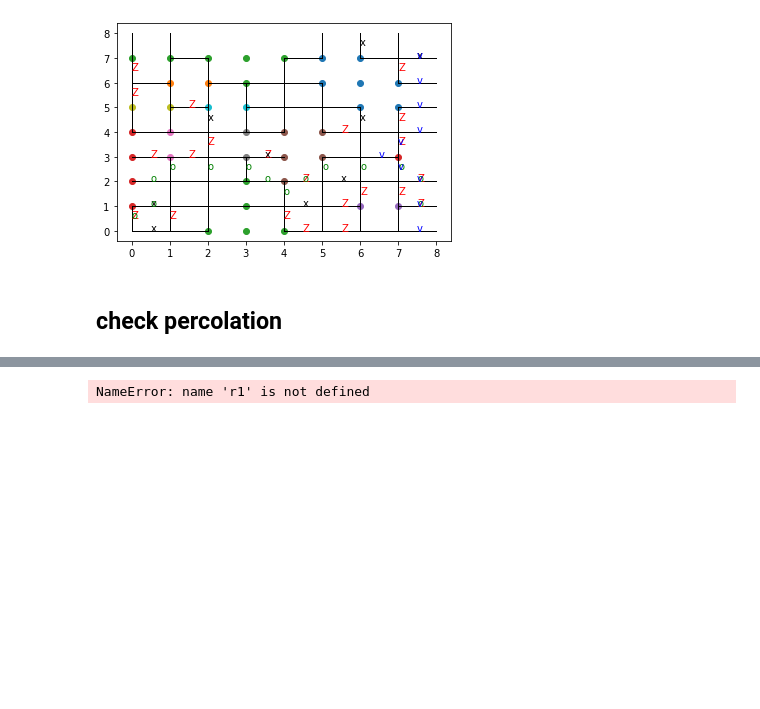
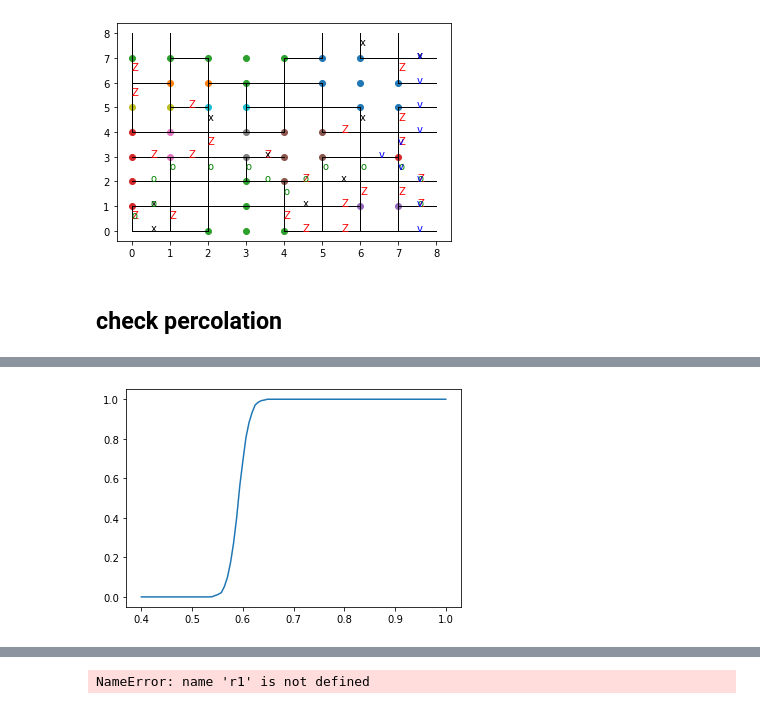
Before and after one commit to hassan-shap/quantum-emitter, a Jupyter notebook: loss-toric-code.ipynb, the cells around one changed output, grey strips where cells are left out. Cells and saved outputs as stored; diff of their text form; code cells hidden in the pictures; blank space fills up the shorter version.

```diff
--- a/loss-toric-code.ipynb
+++ b/loss-toric-code.ipynb
@@ -1001,0 +1037,24 @@ done! iter =  122
+# %%
+import scipy as sp
+p = np.linspace(0.4,1.0,100)
+nx = len(p)
+Ni = np.zeros(nx)
+P = np.zeros(nx)
+N = 1000
+L = 100
+for i in range(N):
+    z = np.random.rand(L,L)
+    for ip in range(nx):
+        m = z<p[ip]
+        lw, num = sp.ndimage.label(m)
+        perc_x = np.intersect1d(lw[0,:],lw[-1,:])
+        perc = perc_x[np.argwhere(perc_x>0)]
+        if (len(perc)>0):
+            Ni[ip] = Ni[ip] + 1
+Pi = Ni/N
+plt.plot(p,Pi)
+plt.show()
+# plt.xlabel("$p$")
+# plt.ylabel("$\Pi$")
+# %% [output]
+[figure, added]
```
Also changed, not shown: parts of 3 cells of this notebook, 1 other file.
